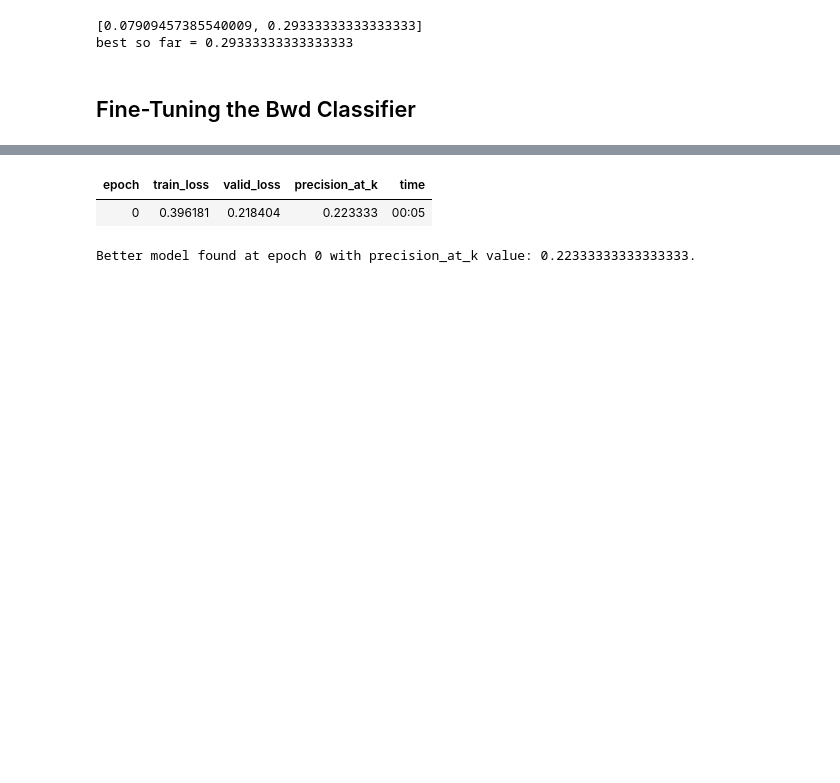
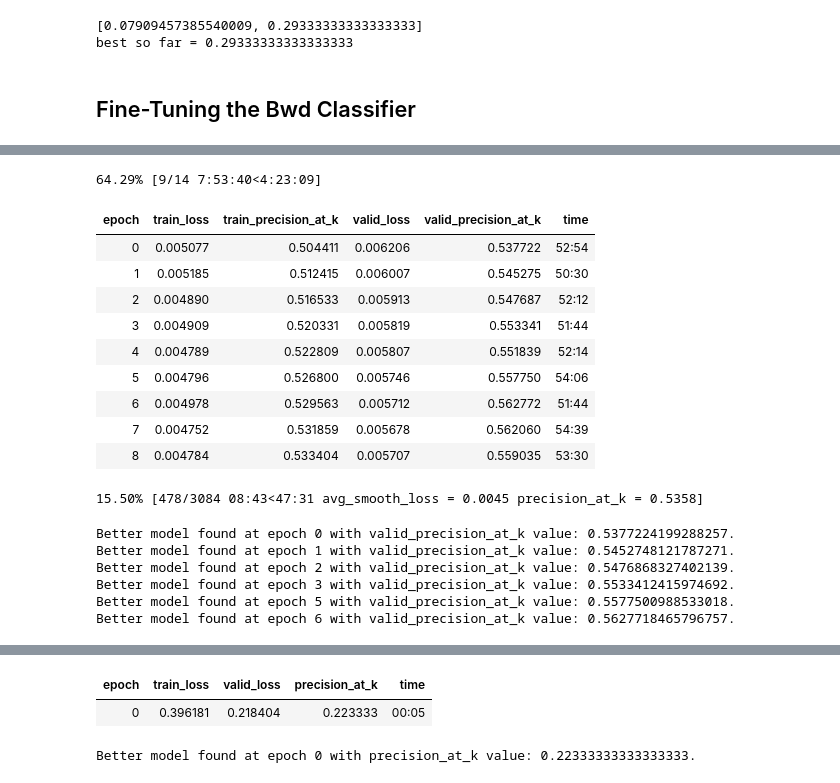
Before and after one commit to debjyotiSRoy/xcube, a Jupyter notebook: nbs/18_tutorial.train_mimic3.ipynb, the cells around one changed output, grey strips where cells are left out. Saved outputs shown, nothing was run; the diff lists cells and outputs as text; code cells hidden in the pictures; blank space fills up the shorter version.

```diff
--- a/nbs/18_tutorial.train_mimic3.ipynb
+++ b/nbs/18_tutorial.train_mimic3.ipynb
@@ -1375,0 +1411,21 @@ best so far = 0.29333333333333333
+# %%
+learn_r.fit(14, lr=1e-2)
+# %% [output]
+64.29% [9/14 7:53:40<4:23:09]
+| epoch | train_loss | train_precision_at_k | valid_loss | valid_precision_at_k | time |
+| 0 | 0.005077 | 0.504411 | 0.006206 | 0.537722 | 52:54 |
+| 1 | 0.005185 | 0.512415 | 0.006007 | 0.545275 | 50:30 |
+| 2 | 0.004890 | 0.516533 | 0.005913 | 0.547687 | 52:12 |
+| 3 | 0.004909 | 0.520331 | 0.005819 | 0.553341 | 51:44 |
+| 4 | 0.004789 | 0.522809 | 0.005807 | 0.551839 | 52:14 |
+| 5 | 0.004796 | 0.526800 | 0.005746 | 0.557750 | 54:06 |
+| 6 | 0.004978 | 0.529563 | 0.005712 | 0.562772 | 51:44 |
+| 7 | 0.004752 | 0.531859 | 0.005678 | 0.562060 | 54:39 |
+| 8 | 0.004784 | 0.533404 | 0.005707 | 0.559035 | 53:30 |
+15.50% [478/3084 08:43<47:31 avg_smooth_loss = 0.0045 precision_at_k = 0.5358]
+Better model found at epoch 0 with valid_precision_at_k value: 0.5377224199288257.
+Better model found at epoch 1 with valid_precision_at_k value: 0.5452748121787271.
+Better model found at epoch 2 with valid_precision_at_k value: 0.5476868327402139.
+Better model found at epoch 3 with valid_precision_at_k value: 0.5533412415974692.
+Better model found at epoch 5 with valid_precision_at_k value: 0.5577500988533018.
+Better model found at epoch 6 with valid_precision_at_k value: 0.5627718465796757.
```
Also changed, not shown: parts of 19 cells of this notebook, 4 other files.
